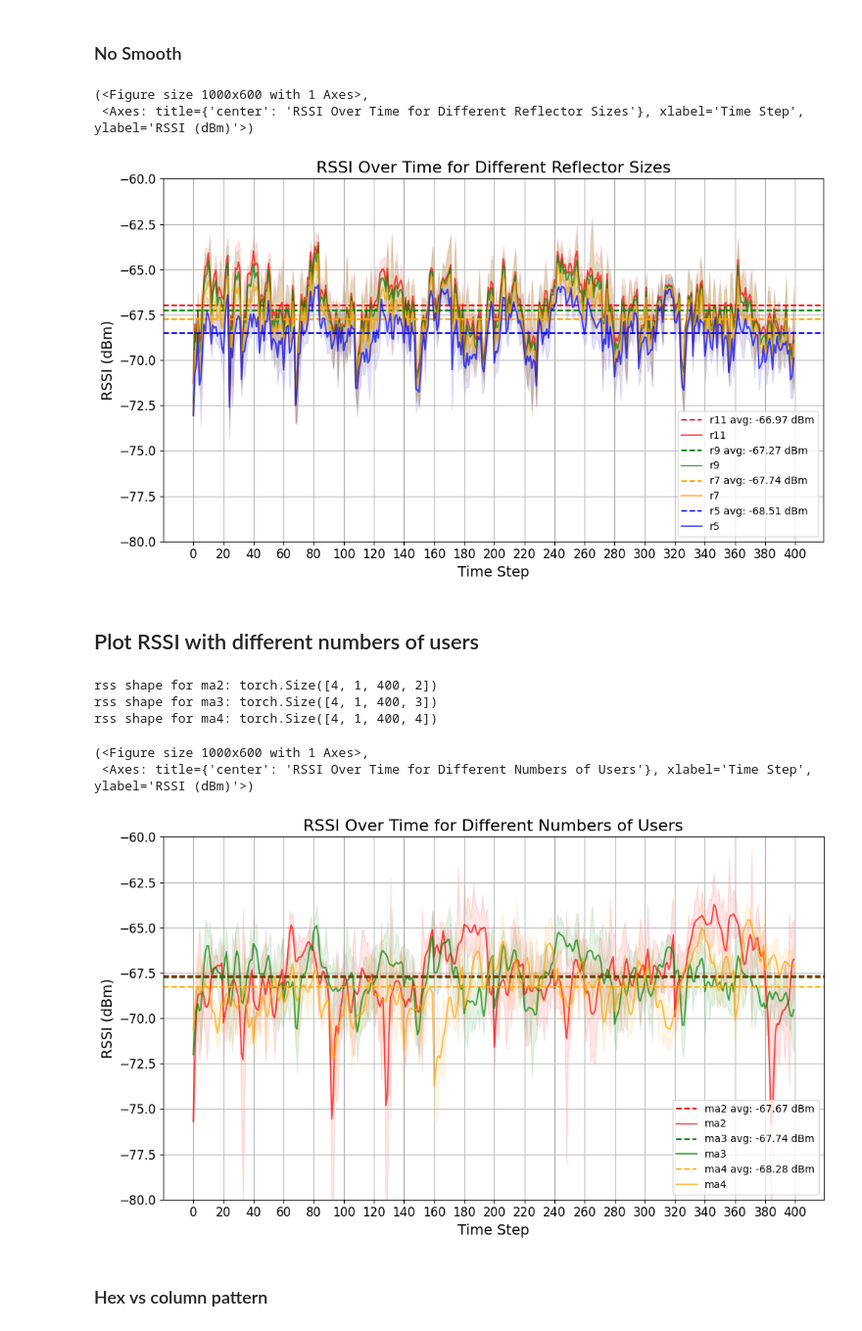
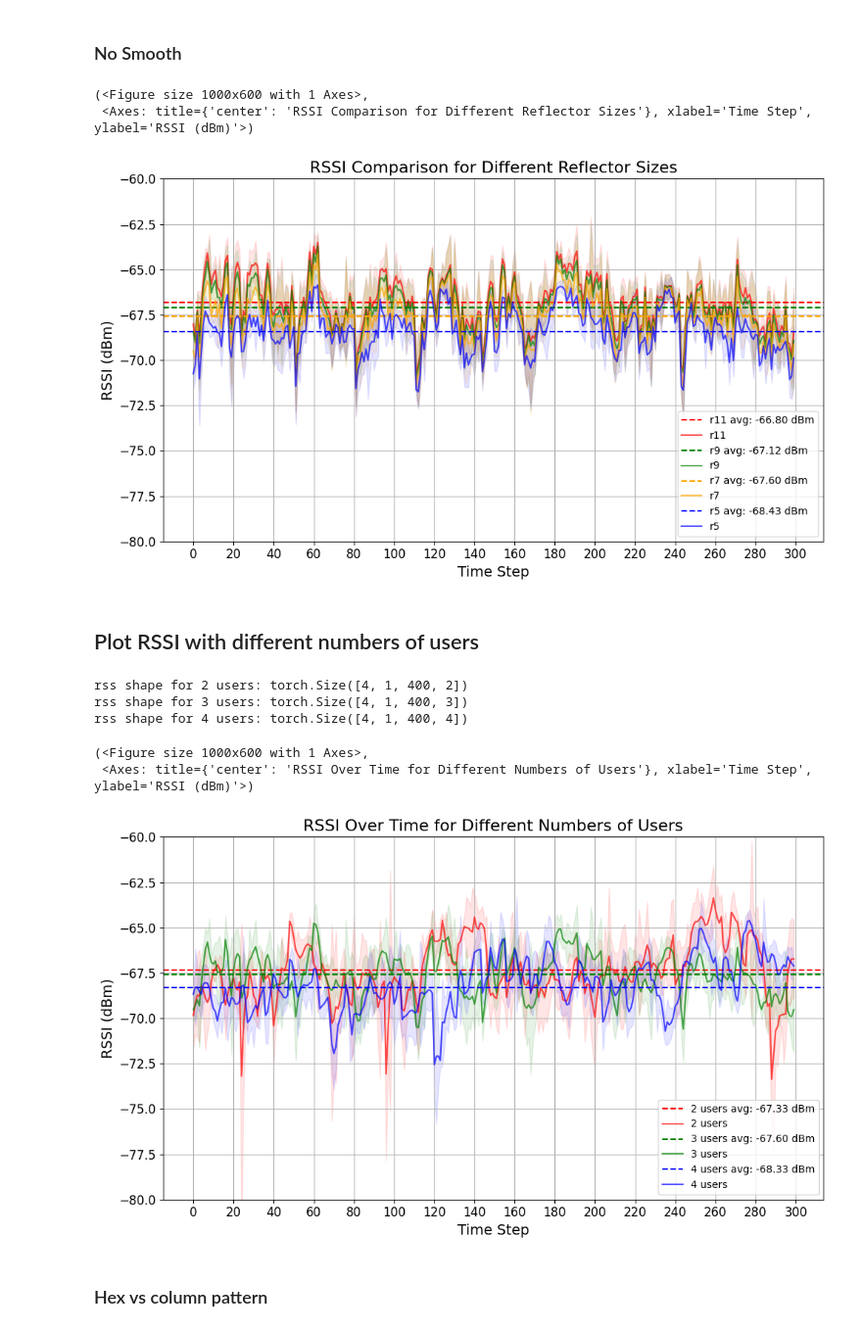
Before and after one commit to hieutrungle/saris_revised, a Jupyter notebook: rs/notebook/hallway_tracking_fast_results.ipynb, the cells around one changed output. Shown at 98% size. Saved outputs shown, nothing was run; the diff lists cells and outputs as text; code cells hidden in the pictures.

```diff
--- a/rs/notebook/hallway_tracking_fast_results.ipynb
+++ b/rs/notebook/hallway_tracking_fast_results.ipynb
@@ -44,7 +89,7 @@ def smooth(data, window_size=5):
     smoothed_data = smoothed_data[pad_size:-pad_size]
     return smoothed_data
 
-def plot_rssi(rssis, title, ymin=-100, ymax=-55, is_smooth=True, colors=None, xvals=None):
+def plot_rssi(rssis, title, ymin=-100, ymax=-55, is_smooth=True, colors=None, xvals=None, interval=4, n_last=1):
 
     fig, ax = plt.subplots(figsize=(10, 6))
     for key, rssi in rssis.items():
@@ -58,10 +103,9 @@ def plot_rssi(rssis, title, ymin=-100, ymax=-55, is_smooth=True, colors=None, xv
 
             # smooth data for every 20 steps only
             rfsss = []
-            n_last = -2
             last_n_each = []
-            for i in range(0, len(rssi_mean), 20):
-                tmp_rfs = rssi_mean[i:i+20]
+            for i in range(0, len(rssi_mean), interval):
+                tmp_rfs = rssi_mean[i:i+interval]
                 last_n_each.append(tmp_rfs[-n_last:])
                 tmp_rfs = smooth(tmp_rfs, window_size=3)
                 rfsss.append(tmp_rfs)
@@ -71,14 +115,15 @@ def plot_rssi(rssis, title, ymin=-100, ymax=-55, is_smooth=True, colors=None, xv
             last_n_each_avg = last_n_each.mean()
             # plot the single value as a horizonaltal line of (last_n_each_avg)
             ax.axhline(y=last_n_each_avg, color=colors[key], linestyle='--', label=f'{key} avg: {last_n_each_avg:.2f} dBm')
-
             rssi_std = rssi.std(dim=0)[0].cpu().numpy()
             x = range(len(rssi_mean))
             ax.plot(x, rssi_mean, label=f'{key}', alpha=0.7, color=colors[key])
+
             ax.fill_between(range(len(rssi_mean)),
                             rssi_mean - rssi_std,
                             rssi_mean + rssi_std,
                             alpha=0.1, color=colors[key])
+
     if title != "":
         ax.set_title(title, fontsize=16)
     ax.set_xlabel('Time Step', fontsize=14)
@@ -94,6 +139,7 @@ def plot_rssi(rssis, title, ymin=-100, ymax=-55, is_smooth=True, colors=None, xv
 # %% [markdown]
 ## Focusing
 # %%
+interval = 4
 focusing_results = {
     "r11": all_results["r11"],
     "r9": all_results["r9"],
@@ -105,15 +151,19 @@ for key, result in focusing_results.items():
     rss = result["agents", "cur_rss"].cpu()
     rss = [rss[..., 0, i:i+1] for i in range(rss.shape[-1])]
     rss = torch.cat(rss, dim=-1)
-    print(f"rss shape for {key}: {rss.shape}")
     tmp = rss.mean(dim=-1)
-    focusing_rssis[key] = 10 * torch.log10(tmp) + 30  # Convert to dBm
+    # take all values of tmp except every 4th element
+    tmp = np.delete(tmp, np.arange(0, tmp.shape[-1], interval), axis=-1)
+    print(f"rss shape for {key}: {tmp.shape}")
+    focusing_rssis[key] = 10 * torch.log10(tmp + 1e-13) + 30  # Convert to dBm
+
 focusing_colors = {
         "r11": "red",
         "r9": "green",
         "r7": "orange",
         "r5": "blue",
         }
-plot_rssi(focusing_rssis, "RSSI Over Time for Different Reflector Sizes",
-          ymin=-80, ymax=-60, colors=focusing_colors)
+plot_rssi(focusing_rssis, "RSSI Comparison for Different Reflector Sizes",
+          ymin=-80, ymax=-60, colors=focusing_colors, is_smooth=True,
+            interval = interval)
 # %% [output]
@@ -135,40 +188,49 @@ plot_rssi(focusing_rssis, "RSSI Over Time for Different Reflector Sizes", ymin=-
 # %% [markdown]
 ### No Smooth
 # %%
-plot_rssi(focusing_rssis, "RSSI Over Time for Different Reflector Sizes", ymin=-80, ymax=-60, is_smooth=False, colors=focusing_colors)
+
+plot_rssi(focusing_rssis, "RSSI Comparison for Different Reflector Sizes",
+          ymin=-80, ymax=-60, colors=focusing_colors, is_smooth=False,
+            interval = interval)
 # %% [output]
 (<Figure size 1000x600 with 1 Axes>,
- <Axes: title={'center': 'RSSI Over Time for Different Reflector Sizes'}, xlabel='Time Step', ylabel='RSSI (dBm)'>)
+ <Axes: title={'center': 'RSSI Comparison for Different Reflector Sizes'}, xlabel='Time Step', ylabel='RSSI (dBm)'>)
-[figure, old version]
+[figure, new version]
 # %% [markdown]
 ## Plot RSSI with different numbers of users
 # %%
+interval = 4
 ma_results = {
-    "ma2": all_results["ma2"],
-    "ma3": all_results["ma3"],
-    "ma4": all_results["ma4"],
+    "2 users": all_results["2 users"],
+    "3 users": all_results["3 users"],
+    "4 users": all_results["4 users"],
 }
 ma_rssis = {}
 for key, result in ma_results.items():
     rss = result["agents", "cur_rss"].cpu()
     rss = [rss[..., 0, i:i+1] for i in range(rss.shape[-1])]
     rss = torch.cat(rss, dim=-1)
     print(f"rss shape for {key}: {rss.shape}")
     tmp = rss.mean(dim=-1)
+    tmp = np.delete(tmp, np.arange(0, tmp.shape[-1], interval), axis=-1)
     ma_rssis[key] = 10 * torch.log10(tmp) + 30  # Convert to dBm
 ma_colors = {
-        "ma2": "red",
-        "ma3": "green",
-        "ma4": "orange",
+        "2 users": "red",
+        "3 users": "green",
+        "4 users": "blue",
         }
-plot_rssi(ma_rssis, "RSSI Over Time for Different Numbers of Users", ymin=-80, ymax=-60, colors=ma_colors)
+# plot_rssi(ma_rssis, "RSSI Over Time for Different Numbers of Users", ymin=-80, ymax=-60, colors=ma_colors)
+plot_rssi(ma_rssis, "RSSI Over Time for Different Numbers of Users",
+          ymin=-80, ymax=-60, colors=ma_colors, is_smooth=True,
+            interval=interval, n_last=1
+            )
 # %% [output]
-rss shape for ma2: torch.Size([4, 1, 400, 2])
-rss shape for ma3: torch.Size([4, 1, 400, 3])
-rss shape for ma4: torch.Size([4, 1, 400, 4])
+rss shape for 2 users: torch.Size([4, 1, 400, 2])
+rss shape for 3 users: torch.Size([4, 1, 400, 3])
+rss shape for 4 users: torch.Size([4, 1, 400, 4])
 (<Figure size 1000x600 with 1 Axes>,
  <Axes: title={'center': 'RSSI Over Time for Different Numbers of Users'}, xlabel='Time Step', ylabel='RSSI (dBm)'>)
-[figure, old version]
+[figure, new version]
 # %% [markdown]
 ### Hex vs column pattern
 # %%
```
Also changed, not shown: parts of 17 cells of this notebook, 3 other files.
